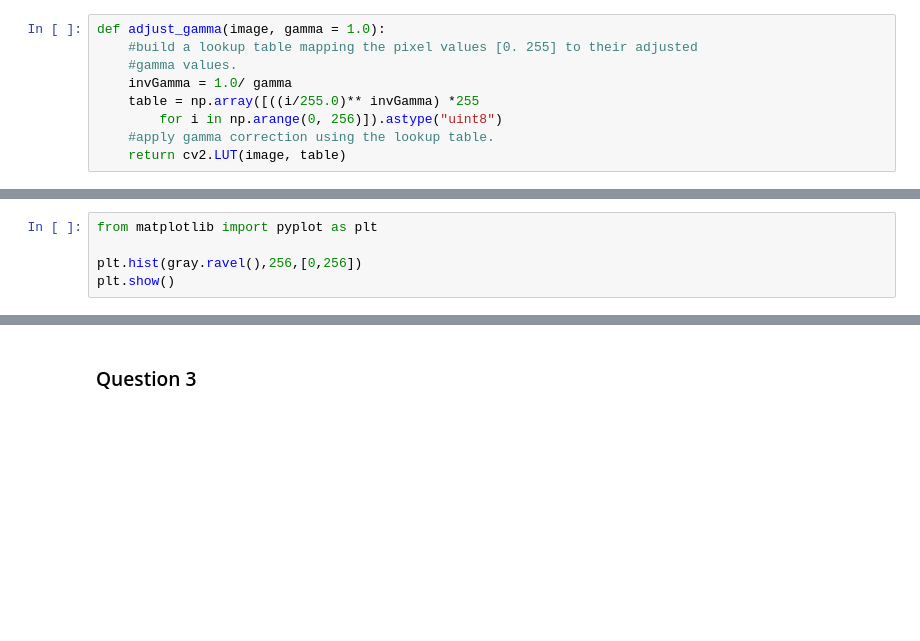
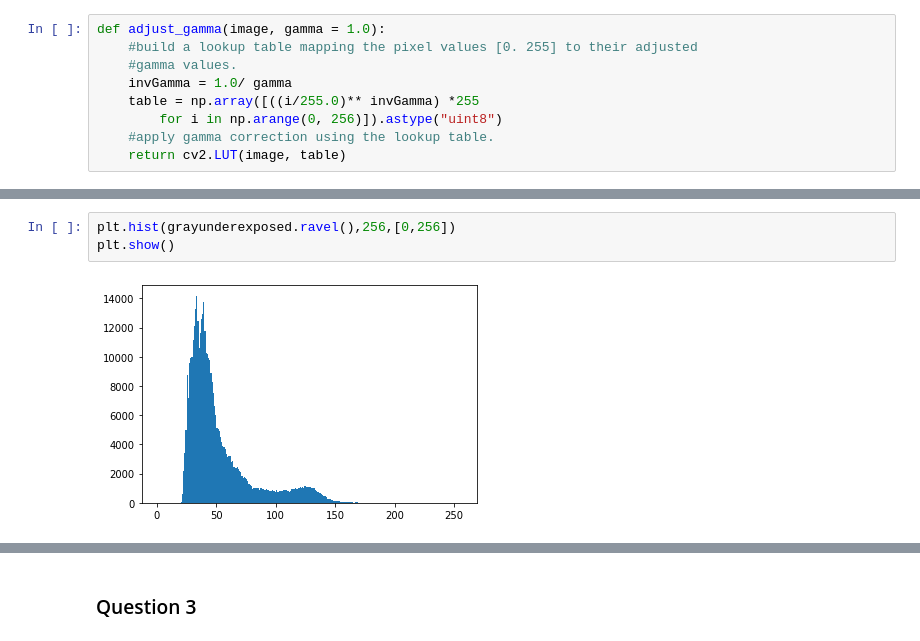
Before and after one commit to JazmynFuller/ImageProcessing, a Jupyter notebook: ImageProcessingHW2.ipynb, the cells around one changed output, grey strips where cells are left out. Saved outputs shown, nothing was run; the diff lists cells and outputs as text; blank space fills up the shorter version.

```diff
--- a/ImageProcessingHW2.ipynb
+++ b/ImageProcessingHW2.ipynb
@@ -35,8 +42,8 @@ cv2.destroyAllWindows()
 # %%
-from matplotlib import pyplot as plt
-
-plt.hist(gray.ravel(),256,[0,256])
+plt.hist(grayunderexposed.ravel(),256,[0,256])
 plt.show()
+# %% [output]
+[figure, added]
 # %%
 plt.hist(adjusted.ravel(),256,[0,256])
 plt.show()
```
Also changed, not shown: parts of 31 cells of this notebook, 12 other files.
